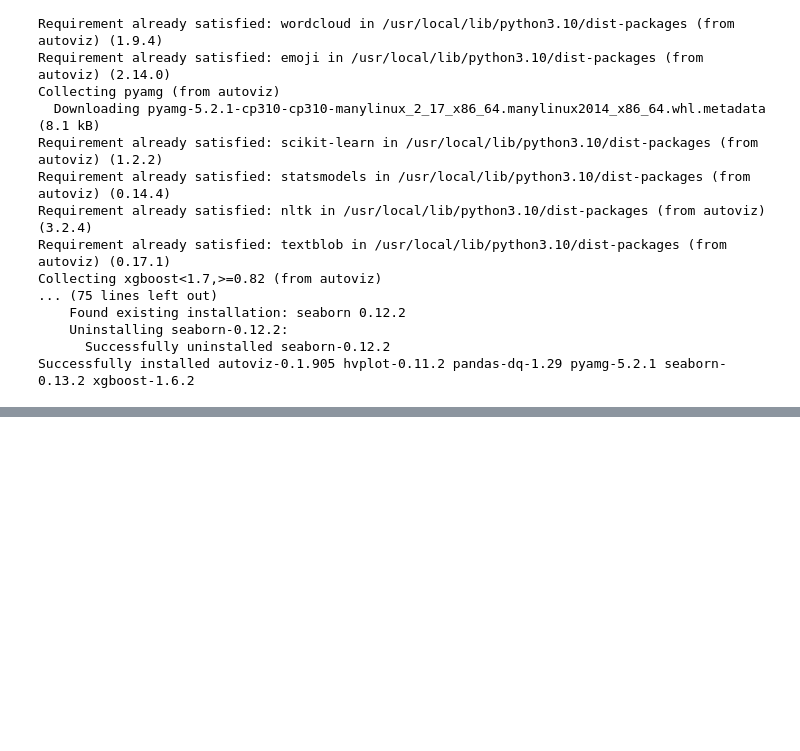
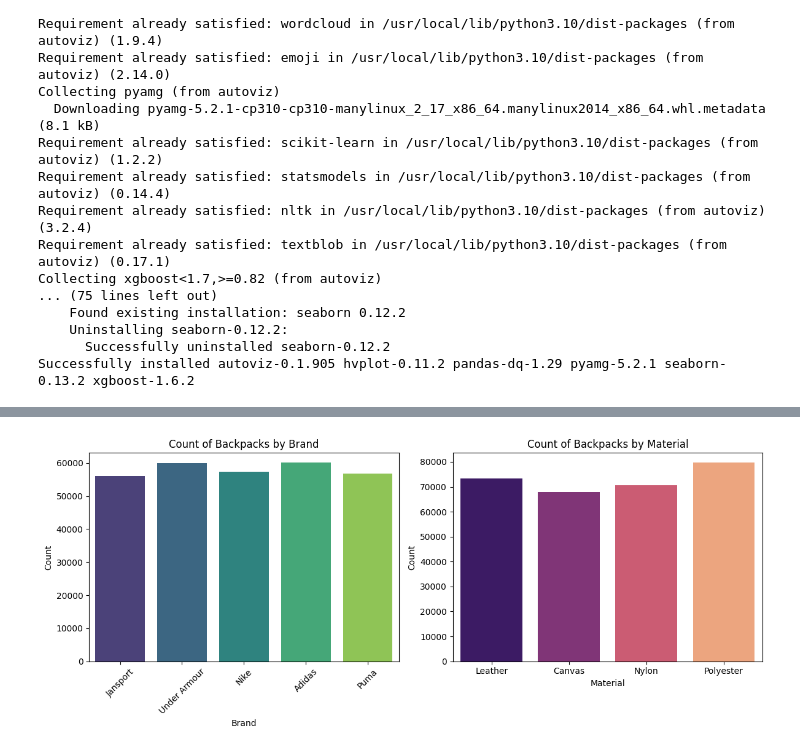
Before and after one commit to utkarshx27/Kaggle-Work-ML-Models, a Jupyter notebook: backpack-prediction-autoviz-xgb.ipynb, the cells around one changed output, grey strips where cells are left out. Cells and saved outputs as stored; diff of their text form; code cells hidden in the pictures; blank space fills up the shorter version.

Commit message:
Kaggle Notebook | Backpack Prediction | EDA | XGB  | Version 3

```diff
--- a/backpack-prediction-autoviz-xgb.ipynb
+++ b/backpack-prediction-autoviz-xgb.ipynb
@@ -94,0 +124,20 @@ data_cleaning_suggestions(test)
+# %%
+plt.rcParams["figure.figsize"] = [7.00, 3.50]
+plt.rcParams["figure.autolayout"] = True
+
+fig, axes = plt.subplots(1, 2, figsize=(12, 5))
+
+sns.countplot(data=train, x='Brand', palette='viridis', ax=axes[0])
+axes[0].set_title('Count of Backpacks by Brand')
+axes[0].set_xlabel('Brand')
+axes[0].set_ylabel('Count')
+axes[0].set_xticklabels(axes[0].get_xticklabels(), rotation=45)
+
+sns.countplot(data=train, x='Material', palette='magma', ax=axes[1])
+axes[1].set_title('Count of Backpacks by Material')
+axes[1].set_xlabel('Material')
+axes[1].set_ylabel('Count')
+
+plt.show()
+# %% [output]
+[figure, added]
```
Also changed, not shown: parts of 16 cells of this notebook.
